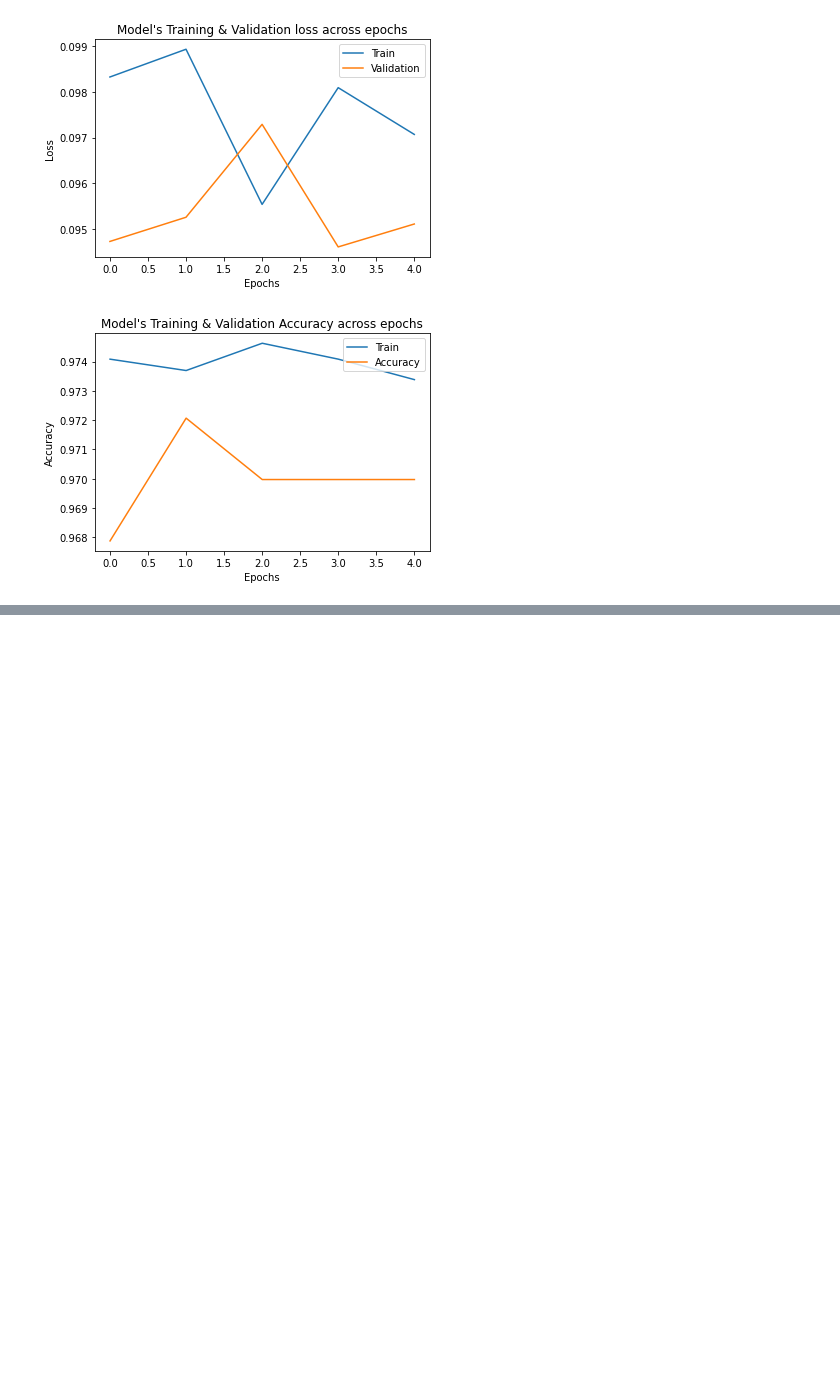
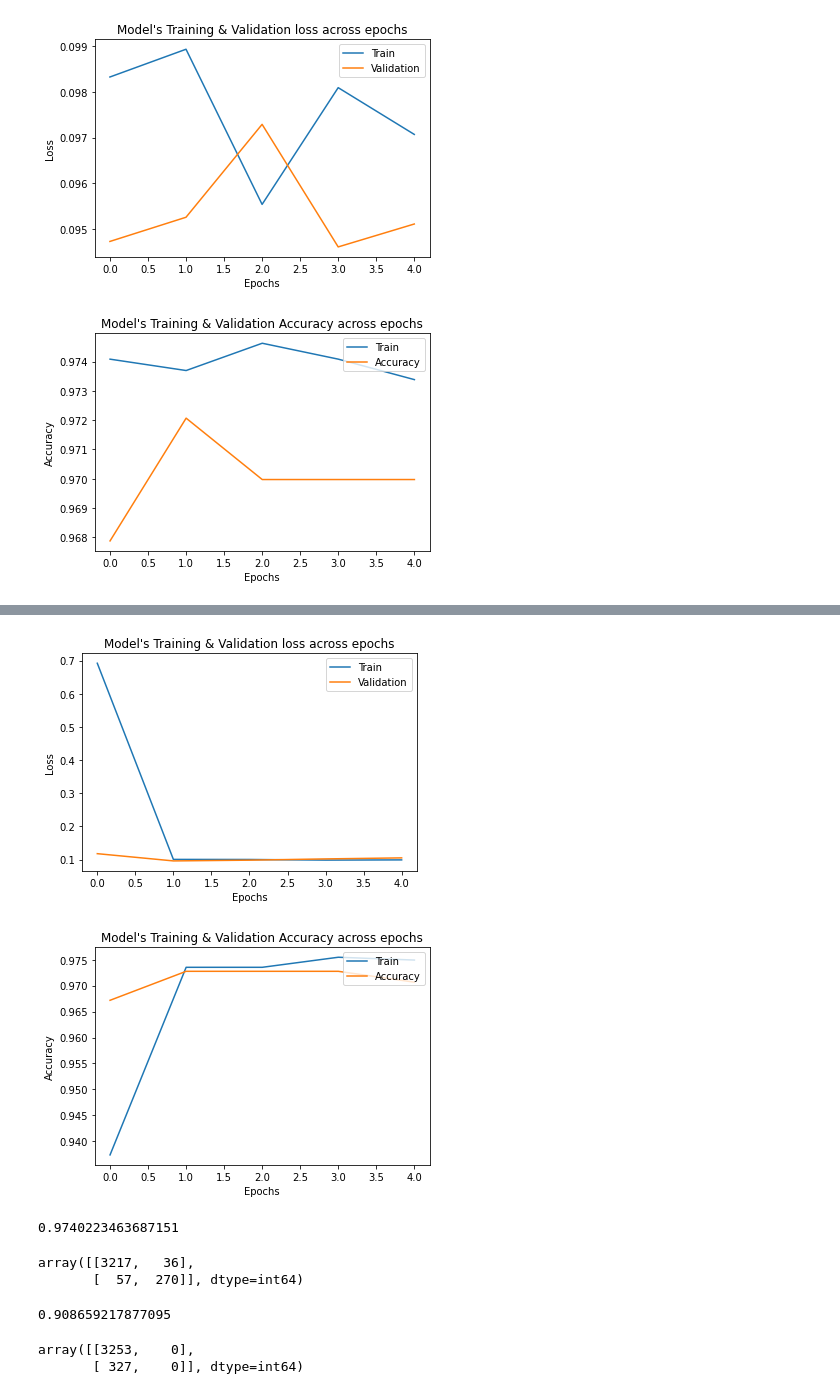
Before and after one commit to djordjeviclazar/laughing-spork, a Jupyter notebook: project3-ml-htru2_pulsardata.ipynb, the cells around one changed output, grey strips where cells are left out. Saved outputs shown, nothing was run; the diff lists cells and outputs as text; code cells hidden in the pictures; blank space fills up the shorter version.

Commit message:
Added confusion matrix, new model, reduced number of false negatives

```diff
--- a/project3-ml-htru2_pulsardata.ipynb
+++ b/project3-ml-htru2_pulsardata.ipynb
@@ -386,3 +393,12 @@ plotAccEpochs(model_start)
 # %% [output]
 [figure]
 [figure]
+# %%
+model2 = Sequential()
+model2.add(Dense(32, input_dim=x_test_org.shape[1], activation='relu'))
+model2.add(Dense(32, activation='relu'))
+model2.add(Dense(1, activation='sigmoid'))
+
+model2.compile(optimizer='adam', loss='binary_crossentropy', metrics=['accuracy'])
+# %%
+model2.fit(x_train_org, y_train_org, validation_data=(x_val_org, y_val_org), epochs=5, batch_size=32)
@@ -388,0 +417,16 @@ plotAccEpochs(model_start)
+# %%
+plotLossEpochs(model2)
+plotAccEpochs(model2)
+# %% [output]
+[figure, added]
+[figure, added]
+# %%
+y_pred_org_model2 = (model2.predict(x_test_org) > 0.5).astype("int64")
+checkAccuracy(y_test_org.tolist(), y_pred_org_model2)
+# %% [output]
+0.9740223463687151
+# %%
+confusion_matrix(y_test_org.tolist(), y_pred_org_model2)
+# %% [output]
+array([[3217,   36],
+       [  57,  270]], dtype=int64)
@@ -388,0 +439,10 @@ plotAccEpochs(model_start)
+# %%
+y_pred_org_model3 = (model3.predict(x_test_org) > 0.5).astype("int64")
+checkAccuracy(y_test_org.tolist(), y_pred_org_model3)
+# %% [output]
+0.908659217877095
+# %%
+confusion_matrix(y_test_org.tolist(), y_pred_org_model3)
+# %% [output]
+array([[3253,    0],
+       [ 327,    0]], dtype=int64)
```
Also changed, not shown: parts of 7 cells of this notebook.
